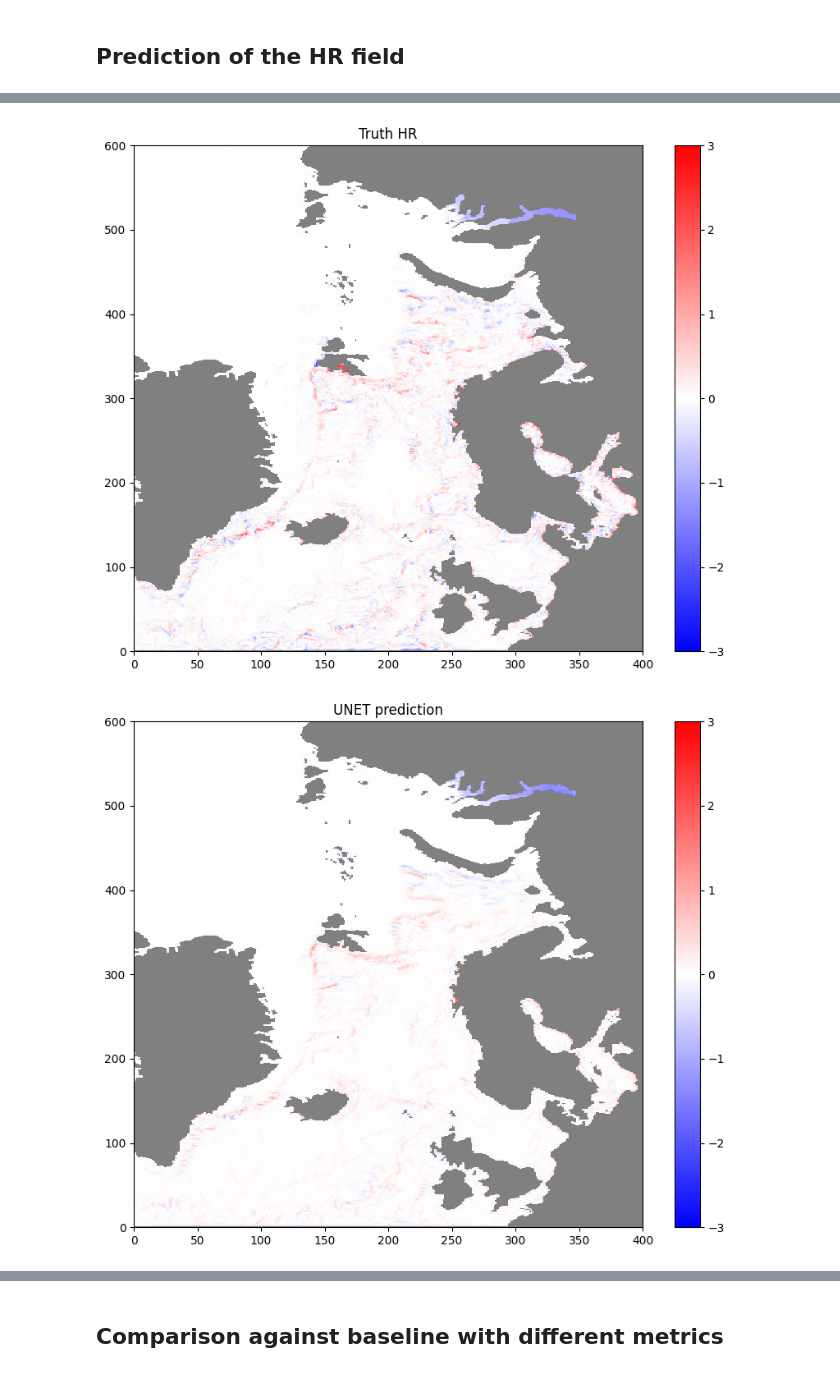
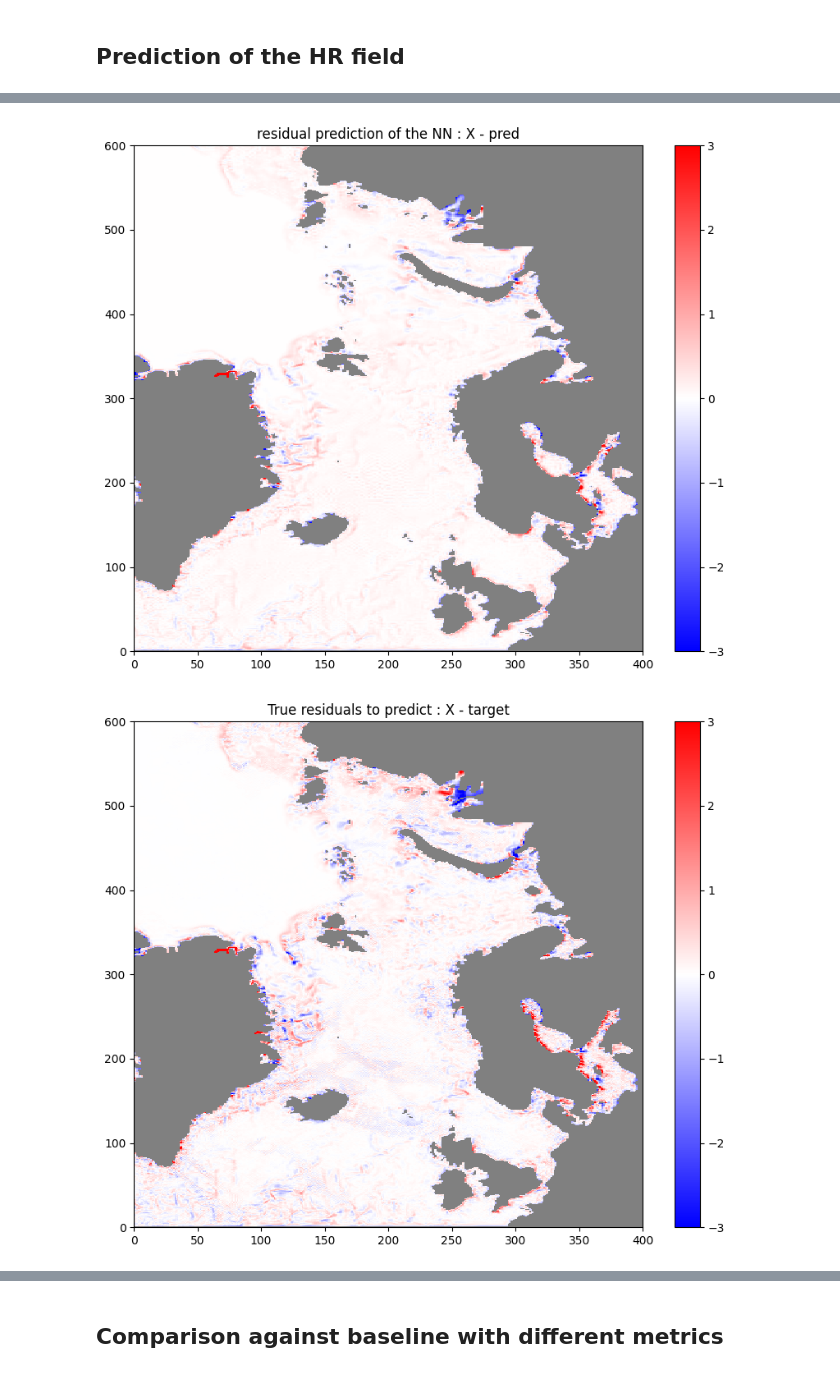
Before and after one commit to AntoineBernigaud/Super_Resolution_Data_Assimilation, a Jupyter notebook: Test_ResUnet.ipynb, the cells around one changed output, grey strips where cells are left out. Drawn from its saved outputs; the diff is of its cells as text; code cells hidden in the pictures.

Commit message:
Update for EDITO modellab

```diff
--- a/Test_ResUnet.ipynb
+++ b/Test_ResUnet.ipynb
@@ -132,8 +96,8 @@ Requirement already satisfied: cftime in /usr/local/lib/python3.10/dist-packages
 ## Define the dates to perform the super resolution and define the path to access the data
 # %%
 # Minimum and maximum date to perform the super-resolution
-date_min_test = '2015_004'
-date_max_test = '2015_004'
+date_min_test = '2018_224'
+date_max_test = '2018_224'
 
 days_range = 7 # number of days between two predictions
 dates_test = generate_dates(date_min_test, date_max_test, days_range)
@@ -145,16 +109,15 @@ print(f'number of testing days: {len(dates_test)}')
 paths = {}
 root_data_dir = 'data'
 # Path to the low resolution upsampled data and residuals data
-paths["data_residuals"] = os.path.join(root_data_dir,"Residuals")
+paths["data_HR"] = os.path.join(root_data_dir,"HR")
 paths["data_LR_upsampled"] = os.path.join(root_data_dir,"LR_upsampled")
 # Path to the standardization files containing the mean / variance of the field
 # for normalization
 paths["standard"] = root_data_dir
-file_standardization_res = os.path.join(paths["data_residuals"],"standard_residuals.h5")
+file_standardization_res = os.path.join(paths["data_HR"],"standard_residuals.h5")
 file_standardization_LR_upsampled = os.path.join(paths["data_LR_upsampled"],"standard_LR_upsampled.h5")
 
 # Path for the model weights
-paths["model_weights"] = 'Weights/'
-file_model_weights = os.path.join(paths["model_weights"],"Checkpoints.h5")
+paths["model_weights"] = 'weights/'
 # %% [output]
 date list of testing days:
@@ -217,10 +238,10 @@ unet_model.load_weights(file_model_weights)
 # Prediction on the first element of the first batch
 predict_batch = unet_model.predict(test_generator[0][0]) # prediction on test_generator['batch_number']['LR field upsampled']
 
-# Choose a target number (for now only possible to choose the only target number 0)
-target_no = 0
-target_name, target_layer = extract_name_and_number(list_targets[target_no])
-target_layer = int(target_layer)
+if layer == 1:
+    target_no = 0
+else:
+    target_no = 1
 # Get the field corresponding to the chosen target in the prediction
 predict = predict_batch[0,:,:,target_no]
 # Crop the prediction to match the dimension of the real field
@@ -231,4 +252,12 @@ X = X_batch[0,...,target_no]
 y = y_batch[0,...,target_no]
 X = X[0:760,:]
 y = y[0:760,:]
+
+## Apply land mask
+tp5mask = np.load(os.path.join(root_data_dir,'tp5mask.npy') )
+tp5mask_augmented = np.copy(tp5mask)  # We mask the Golf of Ob for the results as it is not a region of interest
+tp5mask_augmented[480:530, 675:800] = 1
+y = np.ma.masked_array(y,tp5mask_augmented)
+predict = np.ma.masked_array(predict,tp5mask_augmented)
+X = np.ma.masked_array(X,tp5mask_augmented)
 # %% [output]
@@ -282,8 +275,15 @@ plot_fld('UNET Prediction reconstructed', prediction_reconstructed) # HR field r
-# %%
-# Plot of some fields over the North Atlantic region with a bwr colormap
-
-plot_res('Truth HR', y[0:600,400:800], 3)
-plot_res('UNET prediction', predict[0:600,400:800], 3)
-# %% [output]
-[figure, removed]
-[figure, removed]
+# %%
+## Plot some difference
+
+true_residuals = X - y
+predicted_residuals = X - predict
+
+vmax = np.max(true_residuals)
+vmax = 3
+
+plot_res('residual prediction of the NN : X - pred', predicted_residuals[0:600,400:800], vmax)
+plot_res('True residuals to predict : X - target', true_residuals[0:600,400:800], vmax)
+plot_res('difference between the 2 residuals', y - predict, vmax)
+# %% [output]
+[figure, added]
+[figure, added]
```
Also changed, not shown: parts of 28 cells of this notebook, 8 other files.
